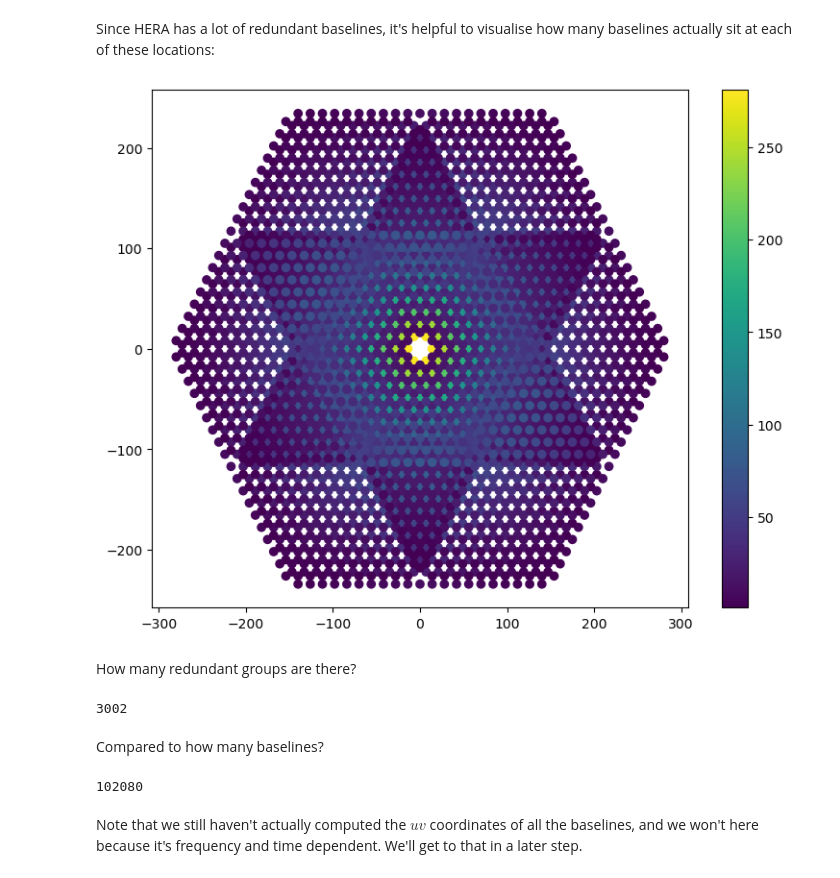
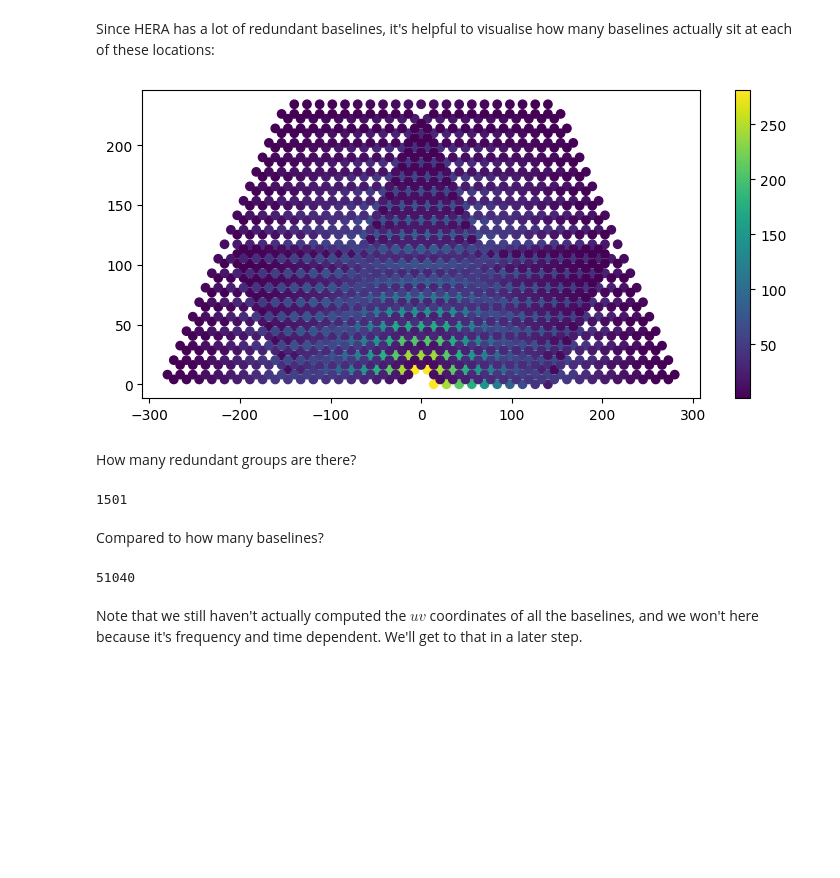
Before and after one commit to rasg-affiliates/21cmSense, a Jupyter notebook: docs/tutorials/understanding_21cmsense.ipynb, the cells around one changed output. Saved outputs shown, nothing was run; the diff lists cells and outputs as text; code cells hidden in the pictures; blank space fills up the shorter version.

```diff
--- a/docs/tutorials/understanding_21cmsense.ipynb
+++ b/docs/tutorials/understanding_21cmsense.ipynb
@@ -63,7 +63,6 @@ The way to do it is to create an `Observatory` object, but to do this, we must a
 We won't actually *use* the beam to do anything until the next step (2), but let's go ahead and define one. Note that `21cmSense` doesn't do anything very interesting with the beam (you'll notice that none of the steps use the exact beam shape per se, just bulk properties of it). We'll use an in-built Gaussian primary beam for each baseline, that has a width that depends on the frequency:
 # %%
 beam = p21s.beam.GaussianBeam(
-    frequency=150.0 * units.MHz,  # just a reference frequency
     dish_size=14 * units.m,
 )
 # %% [markdown]
@@ -88,21 +83,25 @@ weights = hera.baseline_weights_from_groups(red_groups)
 # %%
-plt.figure(figsize=(9, 7))
-plt.scatter(red_grp_coords[:, 0], red_grp_coords[:, 1], c=weights)
+plt.figure(figsize=(9, 4))
+plt.scatter(
+    hera.redundant_baseline_vectors[:, 0],
+    hera.redundant_baseline_vectors[:, 1],
+    c=hera.redundant_baseline_weights,
+)
 plt.colorbar();
 # %% [output]
-[figure, old version]
+[figure, new version]
 # %% [markdown]
 How many redundant groups are there?
 # %%
-print(len(red_groups))
+print(len(hera.redundant_baseline_groups))
 # %% [output]
-3002
+1501
 # %% [markdown]
 Compared to how many baselines?
-# %%
-len(hera.antpos) ** 2 - len(hera.antpos)
-# %% [output]
-102080
+# %%
+len(hera.baselines)
+# %% [output]
+51040
 # %% [markdown]
 Note that we still haven't actually computed the $uv$ coordinates of all the baselines, and we won't here because it's frequency and time dependent. We'll get to that in a later step.
 # %% [markdown]
```
Also changed, not shown: parts of 20 cells of this notebook, 24 other files.
